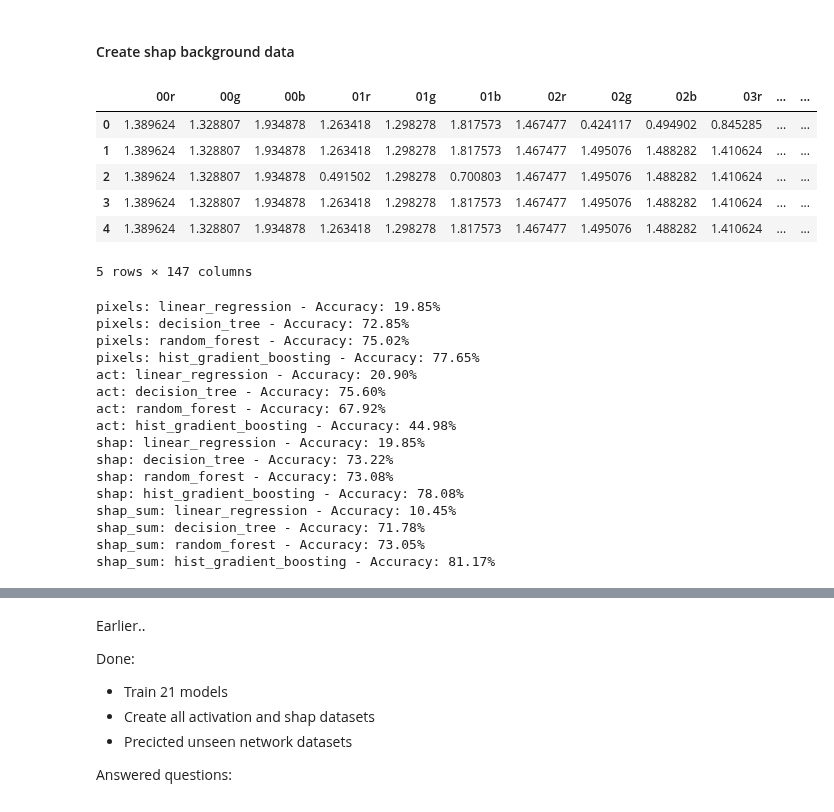
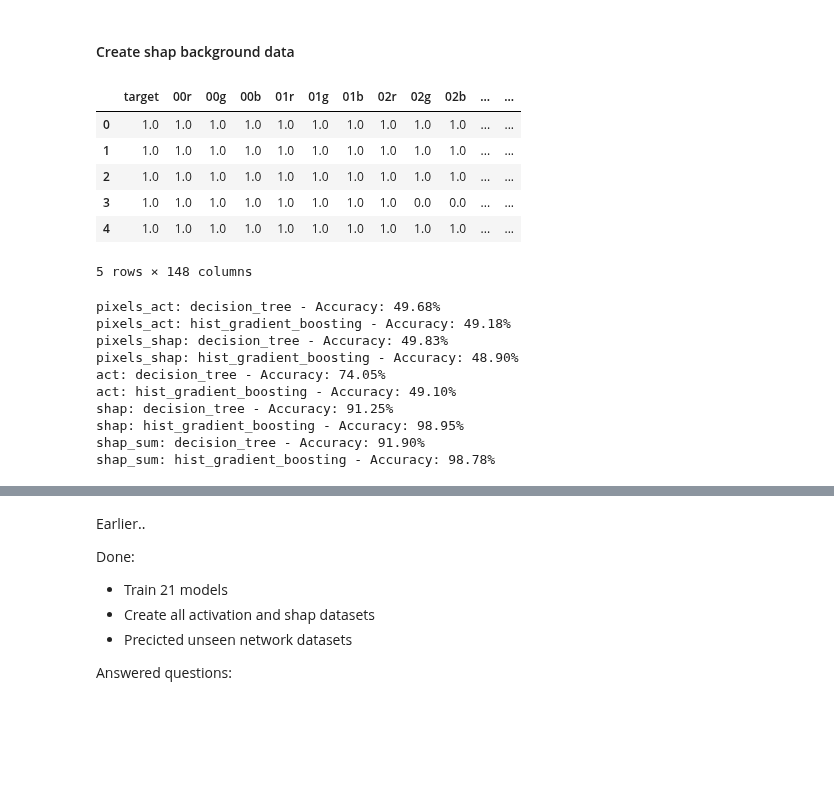
Before and after one commit to gunhamn/public, a Jupyter notebook: XAI_Master/Evaluation.ipynb, the cells around one changed output, grey strips where cells are left out. Saved outputs shown, nothing was run; the diff lists cells and outputs as text; code cells hidden in the pictures; blank space fills up the shorter version.

```diff
--- a/XAI_Master/Evaluation.ipynb
+++ b/XAI_Master/Evaluation.ipynb
@@ -128,49 +128,56 @@ act_x_train = pd.DataFrame(act_scaler.fit_transform(act_x_train), columns=act_x_
 act_x_test = pd.DataFrame(act_scaler.transform(act_x_test), columns=act_x_test.columns)
 
 shap_train = pd.concat([shap_r01_g10_1500k, shap_r02_g10_1500k, shap_r03_g10_1500k, shap_r04_g10_1500k, shap_r05_g10_1500k, shap_r06_g10_1500k, shap_r07_g10_1500k, shap_r08_g10_1500k, shap_r09_g10_1500k, shap_r10_g01_1500k, shap_r10_g02_1500k, shap_r10_g03_1500k, shap_r10_g04_1500k, shap_r10_g05_1500k, shap_r10_g06_1500k, shap_r10_g07_1500k, shap_r10_g08_1500k, shap_r10_g09_1500k], ignore_index=True)
 shap_test = pd.concat([shap_r00_g10_1500k, shap_r10_g00_1500k], ignore_index=True) # leave out on both datasets: shap_r10_g10_1500k
 shap_x_train = shap_train.drop('target', axis=1)
 shap_y_train = shap_train['target']
 shap_x_test = shap_test.drop('target', axis=1)
 shap_y_test = shap_test['target']
 # Apply MinMaxScaler
 shap_scaler = MinMaxScaler()
 shap_x_train = pd.DataFrame(shap_scaler.fit_transform(shap_x_train), columns=shap_x_train.columns)
 shap_x_test = pd.DataFrame(shap_scaler.transform(shap_x_test), columns=shap_x_test.columns)
 
 shap_cols = [f"shap{i}{j}{c}" for i in range(7) for j in range(7) for c in ['r', 'g', 'b']]
 non_shap_cols = [f"{i}{j}{c}" for i in range(7) for j in range(7) for c in ['r', 'g', 'b']]
 shap_sum_x_train = shap_x_train.drop(columns=shap_cols).copy()
 shap_sum_x_train[non_shap_cols] += shap_x_train[shap_cols].values
 shap_sum_x_test = shap_x_test.drop(columns=shap_cols).copy()
 shap_sum_x_test[non_shap_cols] += shap_x_test[shap_cols].values
 shap_sum_y_train = shap_y_train
 shap_sum_y_test = shap_y_test
 
 pixels_train_from_act = act_train.drop([f'a{i}' for i in range(1, 129)], axis=1).copy()
 pixels_train_from_shap = shap_train.drop([f'shap{i}{j}{c}' for i in range(7) for j in range(7) for c in ['r','g','b']], axis=1).copy()
 pixels_test_from_act = act_test.drop([f'a{i}' for i in range(1, 129)], axis=1).copy()
 pixels_test_from_shap = shap_test.drop([f'shap{i}{j}{c}' for i in range(7) for j in range(7) for c in ['r','g','b']], axis=1).copy()
-pixels_train = pd.concat([pixels_train_from_act, pixels_train_from_shap], axis=1)
-pixels_test = pd.concat([pixels_test_from_act, pixels_test_from_shap], axis=1)
-pixels_x_train = shap_train.drop('target', axis=1)
-pixels_y_train = shap_train['target']
-pixels_x_test = shap_test.drop('target', axis=1)
-pixels_y_test = shap_test['target']
+#pixels_train = pd.concat([pixels_train_from_act, pixels_train_from_shap], axis=1)
+#pixels_test = pd.concat([pixels_test_from_act, pixels_test_from_shap], axis=1)
+pixels_act_x_train = pixels_train_from_act.drop('target', axis=1)
+pixels_act_y_train = pixels_train_from_act['target']
+pixels_act_x_test = pixels_test_from_act.drop('target', axis=1)
+pixels_act_y_test = pixels_test_from_act['target']
+pixels_shap_x_train = pixels_train_from_shap.drop('target', axis=1)
+pixels_shap_y_train = pixels_train_from_shap['target']
+pixels_shap_x_test = pixels_test_from_shap.drop('target', axis=1)
+pixels_shap_y_test = pixels_test_from_shap['target']
+
 # Apply MinMaxScaler
-pixels_scaler = MinMaxScaler()
-pixels_x_train = pd.DataFrame(pixels_scaler.fit_transform(pixels_x_train), columns=pixels_x_train.columns)
-pixels_x_test = pd.DataFrame(pixels_scaler.transform(pixels_x_test), columns=pixels_x_test.columns)
+#pixels_scaler = MinMaxScaler()
+#pixels_x_train = pd.DataFrame(pixels_scaler.fit_transform(pixels_x_train), columns=pixels_x_train.columns)
+#pixels_x_test = pd.DataFrame(pixels_scaler.transform(pixels_x_test), columns=pixels_x_test.columns)
+
 
 shap_sum_x_train.head()
+pixels_train_from_act.head()
 # %% [output]
-|  | 00r | 00g | 00b | 01r | 01g | 01b | 02r | 02g | 02b | 03r | ... | ... |
-| 0 | 1.389624 | 1.328807 | 1.934878 | 1.263418 | 1.298278 | 1.817573 | 1.467477 | 0.424117 | 0.494902 | 0.845285 | ... | ... |
-| 1 | 1.389624 | 1.328807 | 1.934878 | 1.263418 | 1.298278 | 1.817573 | 1.467477 | 1.495076 | 1.488282 | 1.410624 | ... | ... |
-| 2 | 1.389624 | 1.328807 | 1.934878 | 0.491502 | 1.298278 | 0.700803 | 1.467477 | 1.495076 | 1.488282 | 1.410624 | ... | ... |
-| 3 | 1.389624 | 1.328807 | 1.934878 | 1.263418 | 1.298278 | 1.817573 | 1.467477 | 1.495076 | 1.488282 | 1.410624 | ... | ... |
-| 4 | 1.389624 | 1.328807 | 1.934878 | 1.263418 | 1.298278 | 1.817573 | 1.467477 | 1.495076 | 1.488282 | 1.410624 | ... | ... |
+|  | target | 00r | 00g | 00b | 01r | 01g | 01b | 02r | 02g | 02b | ... | ... |
+| 0 | 1.0 | 1.0 | 1.0 | 1.0 | 1.0 | 1.0 | 1.0 | 1.0 | 1.0 | 1.0 | ... | ... |
+| 1 | 1.0 | 1.0 | 1.0 | 1.0 | 1.0 | 1.0 | 1.0 | 1.0 | 1.0 | 1.0 | ... | ... |
+| 2 | 1.0 | 1.0 | 1.0 | 1.0 | 1.0 | 1.0 | 1.0 | 1.0 | 1.0 | 1.0 | ... | ... |
+| 3 | 1.0 | 1.0 | 1.0 | 1.0 | 1.0 | 1.0 | 1.0 | 1.0 | 0.0 | 0.0 | ... | ... |
+| 4 | 1.0 | 1.0 | 1.0 | 1.0 | 1.0 | 1.0 | 1.0 | 1.0 | 1.0 | 1.0 | ... | ... |
-5 rows × 147 columns
+5 rows × 148 columns
 # %%
 def train_and_test(model, x_train, y_train, x_test, y_test):
     model.fit(x_train, y_train)
@@ -180,8 +187,10 @@ def train_and_test(model, x_train, y_train, x_test, y_test):
     return accuracy_score(y_test, y_pred)
 
 dataDict = {
-    'pixels': {
-        'data': (pixels_x_train, pixels_y_train, pixels_x_test, pixels_y_test)},
+    'pixels_act': {
+        'data': (pixels_act_x_train, pixels_act_y_train, pixels_act_x_test, pixels_act_y_test)},
+    'pixels_shap': {
+        'data': (pixels_shap_x_train, pixels_shap_y_train, pixels_shap_x_test, pixels_shap_y_test)},
     'act': {
         'data': (act_x_train, act_y_train, act_x_test, act_y_test)},
     'shap': {
@@ -190,34 +199,27 @@ dataDict = {
         'data': (shap_sum_x_train, shap_sum_y_train, shap_sum_x_test, shap_sum_y_test)}}
 
 models = {
-    'linear_regression': lambda: LinearRegression(),
+    #'linear_regression': lambda: LinearRegression(),
     'decision_tree': lambda: DecisionTreeClassifier(),
-    'random_forest': lambda: RandomForestClassifier(),
-    'hist_gradient_boosting': lambda: HistGradientBoostingClassifier()}#,
-    #'svm': lambda: SVC(kernel='linear')}
+    #'random_forest': lambda: RandomForestClassifier(),
+    'hist_gradient_boosting': lambda: HistGradientBoostingClassifier()}
 
-for dataset in ['pixels', 'act', 'shap', 'shap_sum']:
+for dataset in ['pixels_act', 'pixels_shap', 'act', 'shap', 'shap_sum']:
     for model_name, model_fn in models.items():
         model = model_fn()  # Creating a new model instance, ensuring no transfer learning
         accuracy = train_and_test(model, *dataDict[dataset]['data'])
         print(f"{dataset}: {model_name} - Accuracy: {accuracy:.2%}")
 # %% [output]
-pixels: linear_regression - Accuracy: 19.85%
-pixels: decision_tree - Accuracy: 72.85%
-pixels: random_forest - Accuracy: 75.02%
-pixels: hist_gradient_boosting - Accuracy: 77.65%
-act: linear_regression - Accuracy: 20.90%
-act: decision_tree - Accuracy: 75.60%
-act: random_forest - Accuracy: 67.92%
-act: hist_gradient_boosting - Accuracy: 44.98%
-shap: linear_regression - Accuracy: 19.85%
-shap: decision_tree - Accuracy: 73.22%
-shap: random_forest - Accuracy: 73.08%
-shap: hist_gradient_boosting - Accuracy: 78.08%
-shap_sum: linear_regression - Accuracy: 10.45%
-shap_sum: decision_tree - Accuracy: 71.78%
-shap_sum: random_forest - Accuracy: 73.05%
-shap_sum: hist_gradient_boosting - Accuracy: 81.17%
+pixels_act: decision_tree - Accuracy: 49.68%
+pixels_act: hist_gradient_boosting - Accuracy: 49.18%
+pixels_shap: decision_tree - Accuracy: 49.83%
+pixels_shap: hist_gradient_boosting - Accuracy: 48.90%
+act: decision_tree - Accuracy: 74.05%
+act: hist_gradient_boosting - Accuracy: 49.10%
+shap: decision_tree - Accuracy: 91.25%
+shap: hist_gradient_boosting - Accuracy: 98.95%
+shap_sum: decision_tree - Accuracy: 91.90%
+shap_sum: hist_gradient_boosting - Accuracy: 98.78%
 # %%
 actLinRegModel = LinearRegression()
 actLinRegModel.fit(act_x_train, act_y_train)
```
Also changed, not shown: parts of 9 cells of this notebook, 28 other files.
